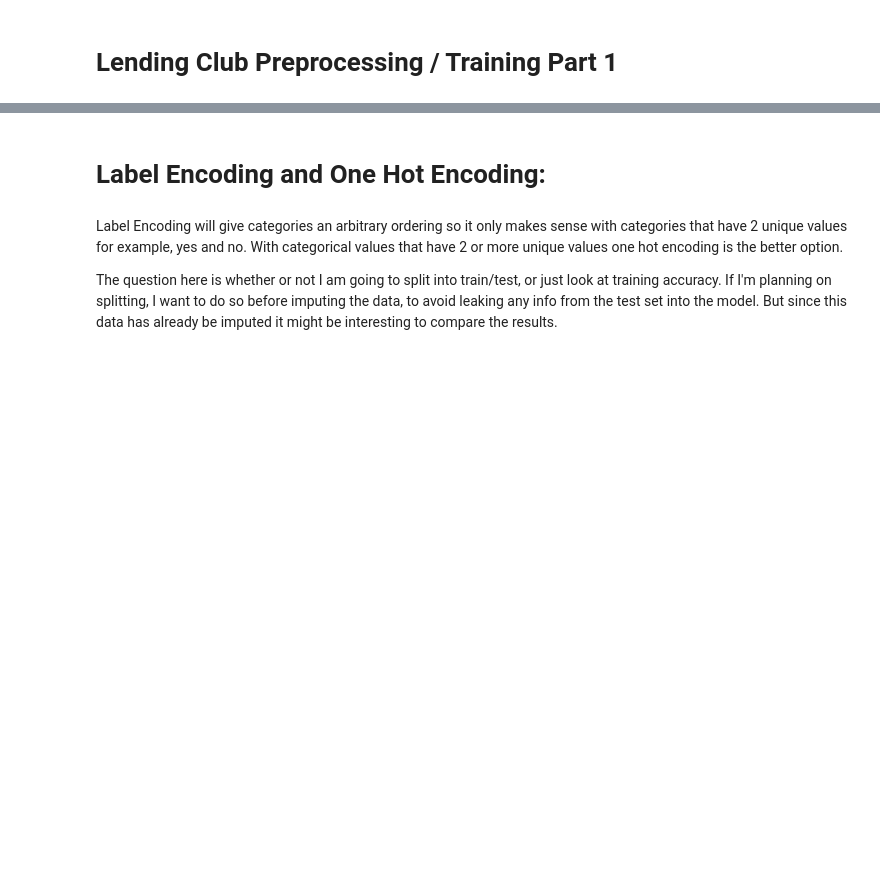
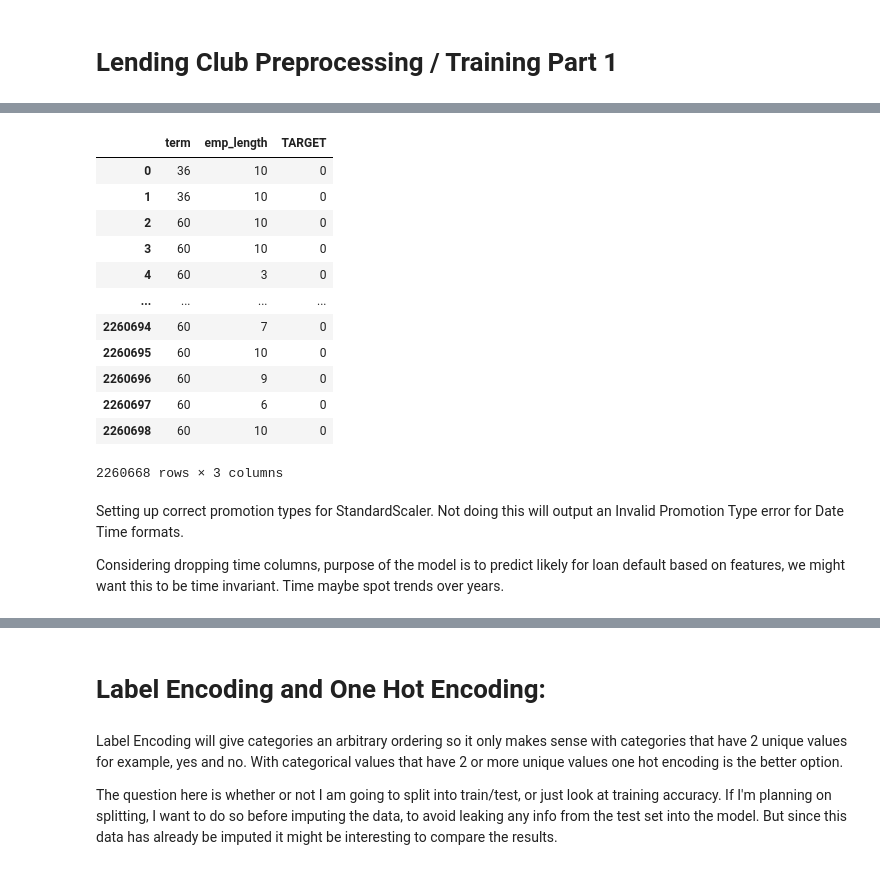
Before and after one commit to ycauthen/springboard, a Jupyter notebook: Capstone Project 2/lendingclub_preprocessing_training.ipynb, the cells around one changed output, grey strips where cells are left out. Saved outputs shown, nothing was run; the diff lists cells and outputs as text; code cells hidden in the pictures; blank space fills up the shorter version.

```diff
--- a/Capstone Project 2/lendingclub_preprocessing_training.ipynb
+++ b/Capstone Project 2/lendingclub_preprocessing_training.ipynb
@@ -44,0 +81,16 @@ df.head()
+# %%
+data.loc[:, allints]
+# %% [output]
+|  | term | emp_length | TARGET |
+| 0 | 36 | 10 | 0 |
+| 1 | 36 | 10 | 0 |
+| 2 | 60 | 10 | 0 |
+| 3 | 60 | 10 | 0 |
+| 4 | 60 | 3 | 0 |
+| ... | ... | ... | ... |
+| 2260694 | 60 | 7 | 0 |
+| 2260695 | 60 | 10 | 0 |
+| 2260696 | 60 | 9 | 0 |
+| 2260697 | 60 | 6 | 0 |
+| 2260698 | 60 | 10 | 0 |
+2260668 rows × 3 columns
@@ -44,0 +101,4 @@ df.head()
+# %% [markdown]
+Setting up correct promotion types for StandardScaler. Not doing this will output an Invalid Promotion Type error for Date Time formats.
+
+Considering dropping time columns, purpose of the model is to predict likely for loan default based on features, we might want this to be time invariant. Time maybe spot trends over years.
```
Also changed, not shown: parts of 37 cells of this notebook.
